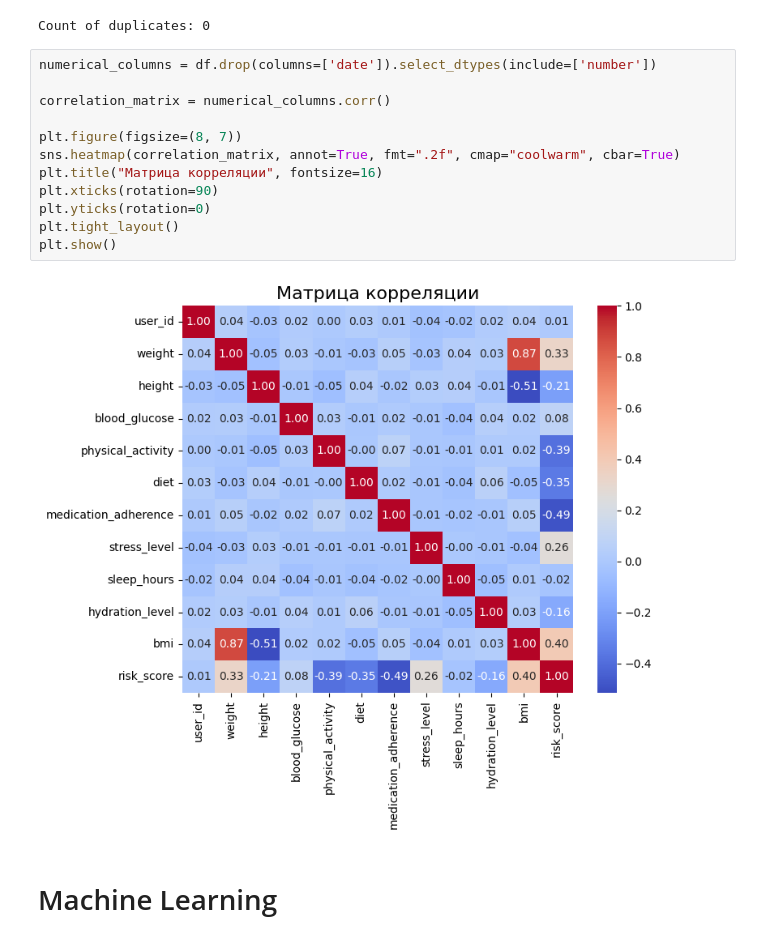
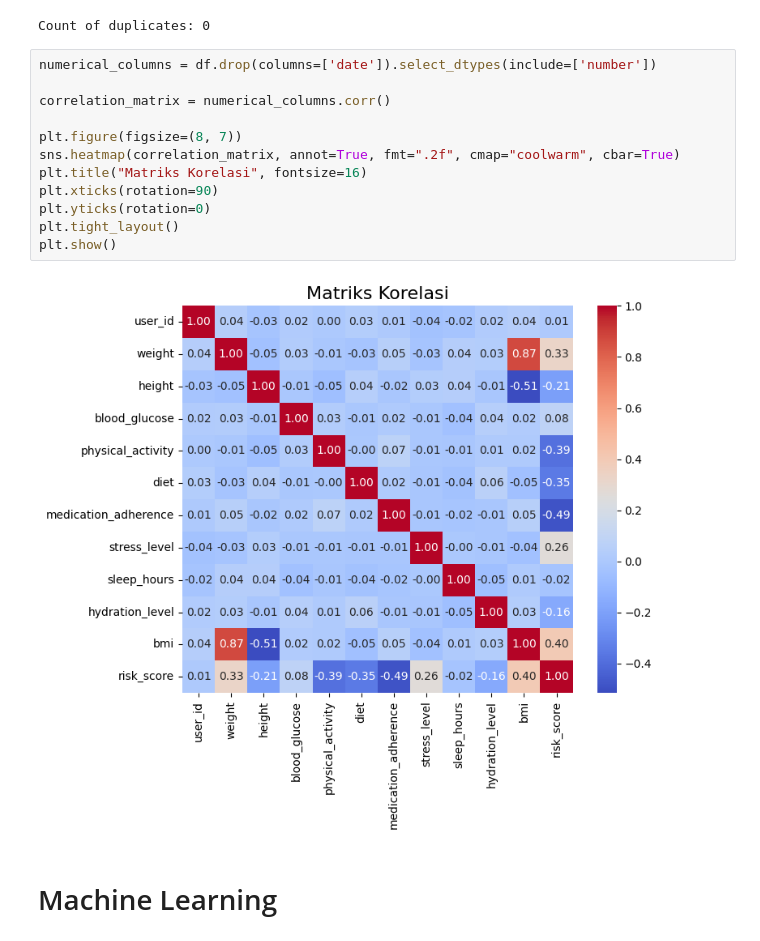
Before and after one commit to penoFahmi/Diabetes-Prediction, a Jupyter notebook: diabetes-prediction-xgboost-r-99.ipynb, the cells around one changed output. Saved outputs shown, nothing was run; the diff lists cells and outputs as text.

```diff
--- a/diabetes-prediction-xgboost-r-99.ipynb
+++ b/diabetes-prediction-xgboost-r-99.ipynb
@@ -85,17 +85,17 @@ Count of duplicates: 0
 # %%
 numerical_columns = df.drop(columns=['date']).select_dtypes(include=['number'])
 
 correlation_matrix = numerical_columns.corr()
 
 plt.figure(figsize=(8, 7))
 sns.heatmap(correlation_matrix, annot=True, fmt=".2f", cmap="coolwarm", cbar=True)
-plt.title("Матрица корреляции", fontsize=16)
+plt.title("Matriks Korelasi", fontsize=16)
 plt.xticks(rotation=90)
 plt.yticks(rotation=0)
 plt.tight_layout()
 plt.show()
 # %% [output]
-[figure, old version]
+[figure, new version]
 # %% [markdown]
 # Machine Learning
 # %%
```
Also changed, not shown: parts of 16 cells of this notebook.
